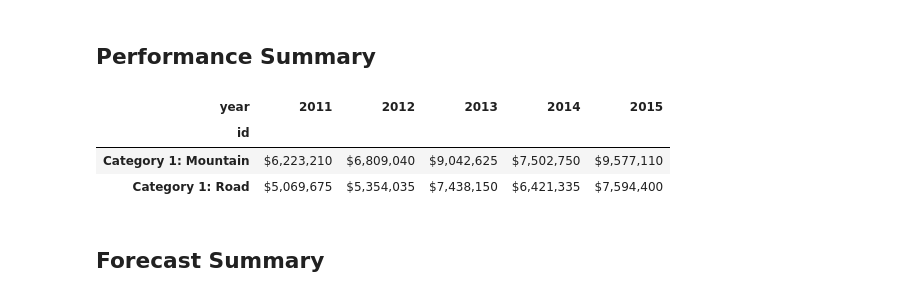
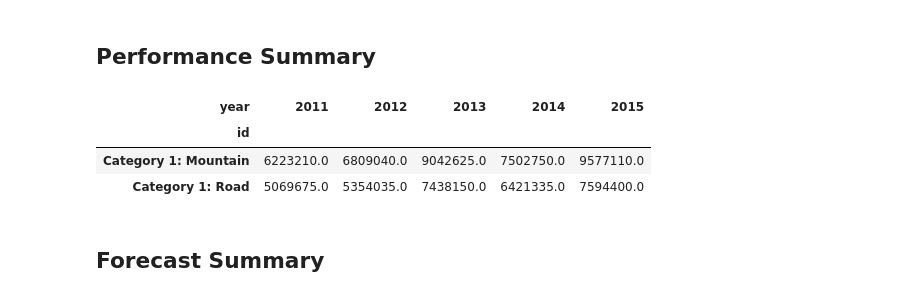
Before and after one commit to daver787/DS4B_101P, a Jupyter notebook: 10_jupyter_html_pdf/sales_reports/sales_forecast_category_1.ipynb, the cells around one changed output. Cells and saved outputs as stored; diff of their text form; code cells hidden in the pictures.

```diff
--- a/10_jupyter_html_pdf/sales_reports/sales_forecast_category_1.ipynb
+++ b/10_jupyter_html_pdf/sales_reports/sales_forecast_category_1.ipynb
@@ -66,31 +66,33 @@ md(f' **Reporting Results for**: {ids_text}')
 # %%
 # Pivot Table Summary
 usd = dollar_format(big_mark = ",", digits = 0)
 
 
-forecast_filtered_df\
+pdf_table = forecast_filtered_df\
     .loc[:,['id', 'date', 'value']]\
     .dropna()\
     .set_index('date')\
     .groupby('id')\
     .resample('Y')\
     .sum()\
     .reset_index()\
     .assign(year = lambda x: x['date'].dt.year)\
     .pivot_table(
        values   = 'value',
        columns  = 'year',
        index    = 'id',
        aggfunc  = np.sum
-     )\
-    .style\
-    .background_gradient(cmap = 'Blues', axis = 1)\
-    .format(lambda x: usd([x])[0])
+     )
+
+    # .style\
+    # .background_gradient(cmap = 'Blues', axis = 1)\
+    # .format(lambda x: usd([x])[0])
+pdf_table
 # %% [output]
 | year | 2011 | 2012 | 2013 | 2014 | 2015 |
 | id |  |  |  |  |  |
-| Category 1: Mountain | $6,223,210 | $6,809,040 | $9,042,625 | $7,502,750 | $9,577,110 |
-| Category 1: Road | $5,069,675 | $5,354,035 | $7,438,150 | $6,421,335 | $7,594,400 |
+| Category 1: Mountain | 6223210.0 | 6809040.0 | 9042625.0 | 7502750.0 | 9577110.0 |
+| Category 1: Road | 5069675.0 | 5354035.0 | 7438150.0 | 6421335.0 | 7594400.0 |
 # %% [markdown]
 ## Forecast Summary
 # %%
```
Also changed, not shown: parts of 3 cells of this notebook, 13 other files.
